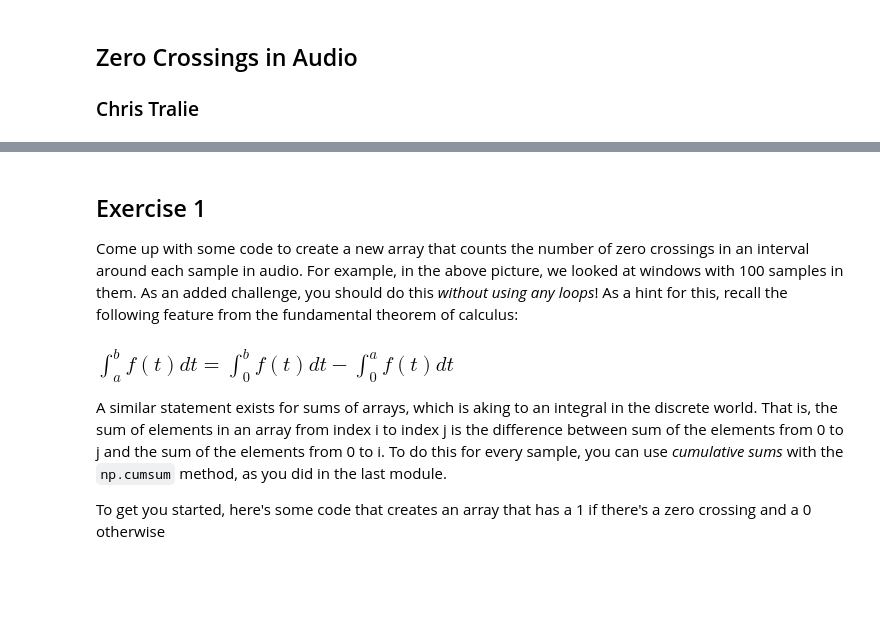
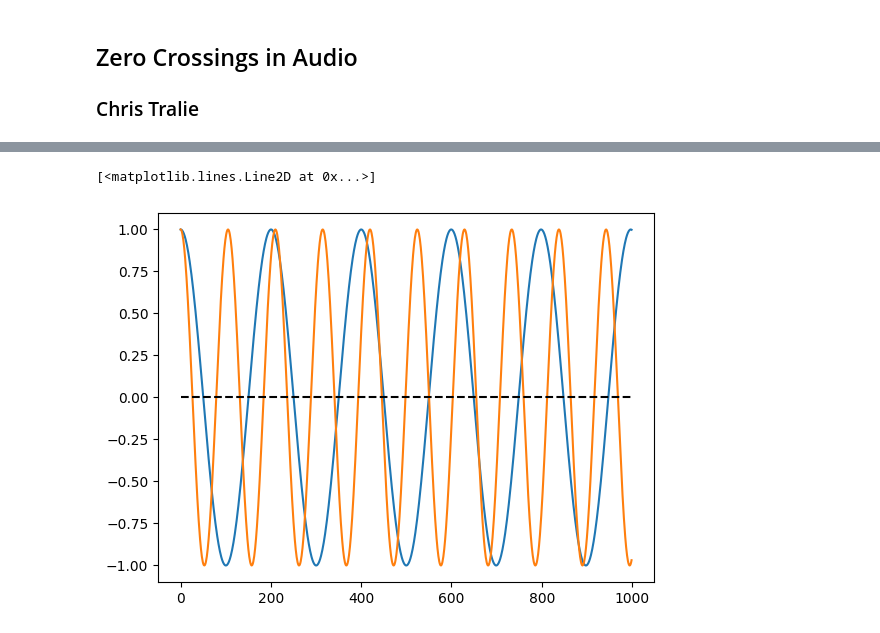
Before and after one commit to digitalmusicprocessing/S2025, a Jupyter notebook: ClassExercises/Week3/Week3_ZCS_Loudness/ZCS.ipynb, the cells around one changed output, grey strips where cells are left out. Cells and saved outputs as stored; diff of their text form; code cells hidden in the pictures; blank space fills up the shorter version.

```diff
--- a/ClassExercises/Week3/Week3_ZCS_Loudness/ZCS.ipynb
+++ b/ClassExercises/Week3/Week3_ZCS_Loudness/ZCS.ipynb
@@ -51,11 +9,21 @@ plt.plot(t[15000:15100], 0*y[15000:15100])
-# %% [markdown]
-## Exercise 1
-
-Come up with some code to create a new array that counts the number of zero crossings in an interval around each sample in audio.  For example, in the above picture, we looked at windows with 100 samples in them.  As an added challenge, you should do this *without using any loops*!  As a hint for this, recall the following feature from the fundamental theorem of calculus:
-
-### $ \int_{a}^b f(t) dt = \int_{0}^b f(t) dt - \int_{0}^a f(t) dt $
-
-A similar statement exists for sums of arrays, which is aking to an integral in the discrete world.  That is, the sum of elements in an array from index i to index j is the difference between sum of the elements from 0 to j and the sum of the elements from 0 to i.  To do this for every sample, you can use *cumulative sums* with the <code>np.cumsum</code> method, as you did in the last module.
-
-
-To get you started, here's some code that creates an array that has a 1 if there's a zero crossing and a 0 otherwise
+# %%
+## Setup linear chirp (groups)
+sr = 44100
+t = np.arange(sr*4)/sr
+ft = 220*t + 50*t**2
+y = np.cos(2*np.pi*ft)
+ipd.Audio(y, rate=sr)
+
+
+## Look at zero crossings in different regions (me)
+plt.plot(y[0:1000])
+plt.plot(y[sr*2:sr*2+1000])
+plt.plot(np.zeros(1000), c='k', linestyle='--')
+
+
+## Compute zero crossings centered at each sample (groups)
+
+## Do this more efficiently using cumulative sums (groups)
+# %% [output]
+[<matplotlib.lines.Line2D at 0x...>]
+[figure, added]
```
Also changed, not shown: parts of 18 cells of this notebook, 34 other files.
